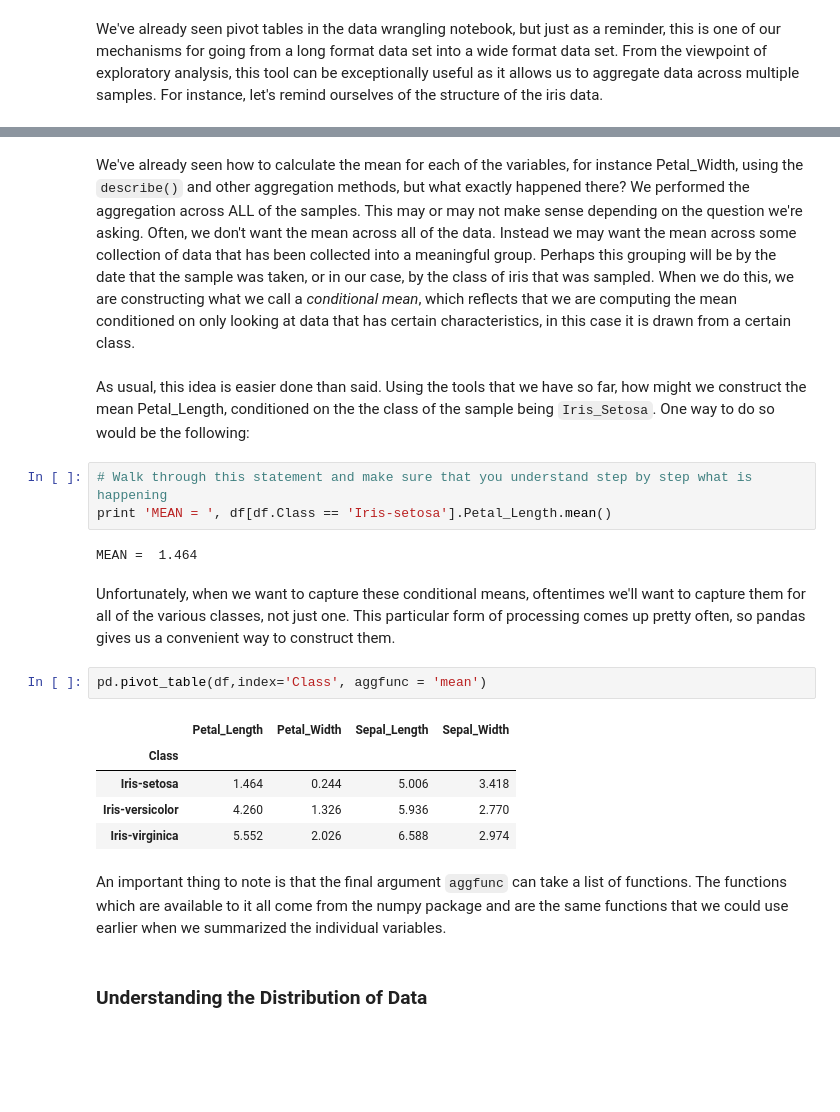
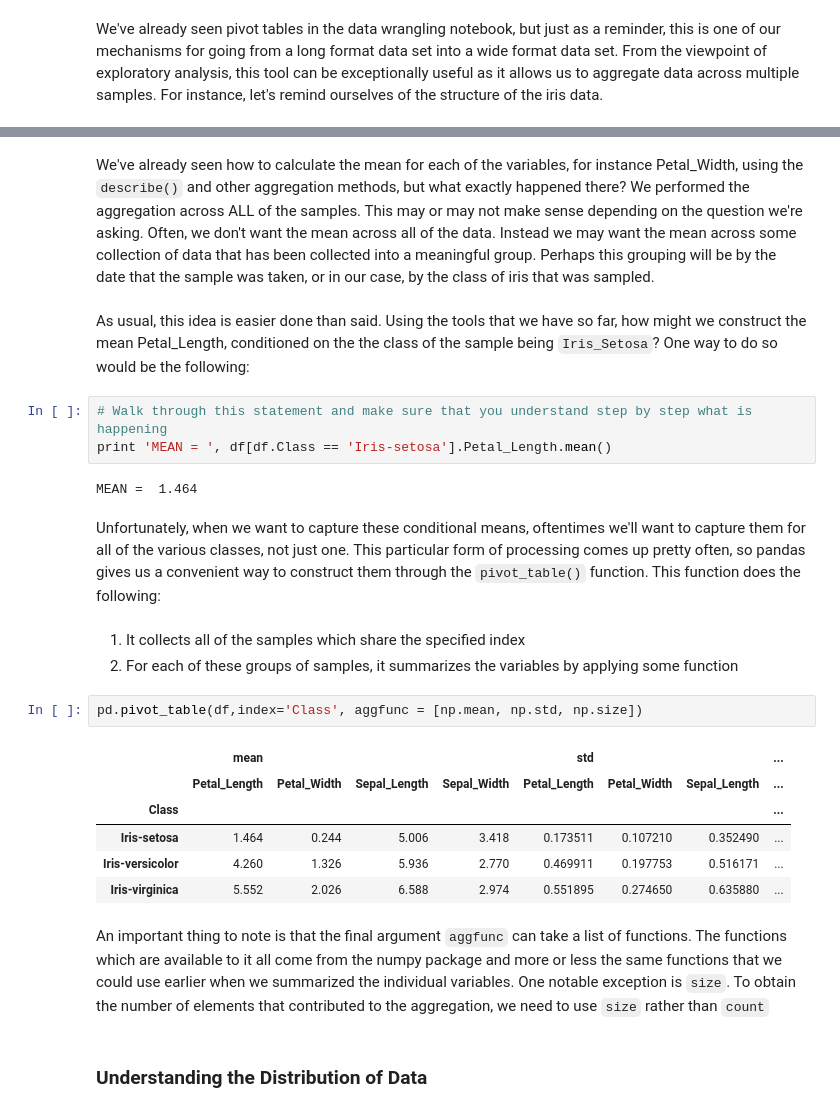
Before and after one commit to johnjfox/Analytic_Enterprise, a Jupyter notebook: notebooks/02c_Exploratory_Analysis.ipynb, the cells around one changed output, grey strips where cells are left out. Cells and saved outputs as stored; diff of their text form; blank space fills up the shorter version.

```diff
--- a/notebooks/02c_Exploratory_Analysis.ipynb
+++ b/notebooks/02c_Exploratory_Analysis.ipynb
@@ -140,26 +183,30 @@ df.head()
 | 3 | 4.6 | 3.1 | 1.5 | 0.2 | Iris-setosa |
 | 4 | 5.0 | 3.6 | 1.4 | 0.2 | Iris-setosa |
 # %% [markdown]
-We've already seen how to calculate the mean for each of the variables, for instance Petal_Width, using the `describe()` and other aggregation methods, but what exactly happened there? We performed the aggregation across ALL of the samples. This may or may not make sense depending on the question we're asking. Often, we don't want the mean across all of the data. Instead we may want the mean across some collection of data that has been collected into a meaningful group. Perhaps this grouping will be by the date that the sample was taken, or in our case, by the class of iris that was sampled. When we do this, we are constructing what we call a *conditional mean*, which reflects that we are computing the mean conditioned on only looking at data that has certain characteristics, in this case it is drawn from a certain class.
+We've already seen how to calculate the mean for each of the variables, for instance Petal_Width, using the `describe()` and other aggregation methods, but what exactly happened there? We performed the aggregation across ALL of the samples. This may or may not make sense depending on the question we're asking. Often, we don't want the mean across all of the data. Instead we may want the mean across some collection of data that has been collected into a meaningful group. Perhaps this grouping will be by the date that the sample was taken, or in our case, by the class of iris that was sampled.
 # %% [markdown]
-As usual, this idea is easier done than said. Using the tools that we have so far, how might we construct the mean Petal_Length, conditioned on the the class of the sample being `Iris_Setosa`. One way to do so would be the following:
+As usual, this idea is easier done than said. Using the tools that we have so far, how might we construct the mean Petal_Length, conditioned on the the class of the sample being `Iris_Setosa`? One way to do so would be the following:
 # %%
 # Walk through this statement and make sure that you understand step by step what is happening
 print 'MEAN = ', df[df.Class == 'Iris-setosa'].Petal_Length.mean()
 # %% [output]
 MEAN =  1.464
 # %% [markdown]
-Unfortunately, when we want to capture these conditional means, oftentimes we'll want to capture them for all of the various classes, not just one. This particular form of processing comes up pretty often, so pandas gives us a convenient way to construct them.
+Unfortunately, when we want to capture these conditional means, oftentimes we'll want to capture them for all of the various classes, not just one. This particular form of processing comes up pretty often, so pandas gives us a convenient way to construct them through the `pivot_table()` function. This function does the following:
+# %% [markdown]
+1. It collects all of the samples which share the specified index
+2. For each of these groups of samples, it summarizes the variables by applying some function
 # %%
-pd.pivot_table(df,index='Class', aggfunc = 'mean')
+pd.pivot_table(df,index='Class', aggfunc = [np.mean, np.std, np.size])
 # %% [output]
-|  | Petal_Length | Petal_Width | Sepal_Length | Sepal_Width |
-| Class |  |  |  |  |
-| Iris-setosa | 1.464 | 0.244 | 5.006 | 3.418 |
-| Iris-versicolor | 4.260 | 1.326 | 5.936 | 2.770 |
-| Iris-virginica | 5.552 | 2.026 | 6.588 | 2.974 |
+|  | mean |  |  |  | std |  |  | ... |
+|  | Petal_Length | Petal_Width | Sepal_Length | Sepal_Width | Petal_Length | Petal_Width | Sepal_Length | ... |
+| Class |  |  |  |  |  |  |  | ... |
+| Iris-setosa | 1.464 | 0.244 | 5.006 | 3.418 | 0.173511 | 0.107210 | 0.352490 | ... |
+| Iris-versicolor | 4.260 | 1.326 | 5.936 | 2.770 | 0.469911 | 0.197753 | 0.516171 | ... |
+| Iris-virginica | 5.552 | 2.026 | 6.588 | 2.974 | 0.551895 | 0.274650 | 0.635880 | ... |
 # %% [markdown]
-An important thing to note is that the final argument `aggfunc` can take a list of functions. The functions which are available to it all come from the numpy package and are the same functions that we could use earlier when we summarized the individual variables.
+An important thing to note is that the final argument `aggfunc` can take a list of functions. The functions which are available to it all come from the numpy package and more or less the same functions that we could use earlier when we summarized the individual variables. One notable exception is `size`. To obtain the number of elements that contributed to the aggregation, we need to use `size` rather than `count`
 # %% [markdown]
 ### Understanding the Distribution of Data
 # %% [markdown]
```
Also changed, not shown: parts of 25 cells of this notebook, 3 other files.
